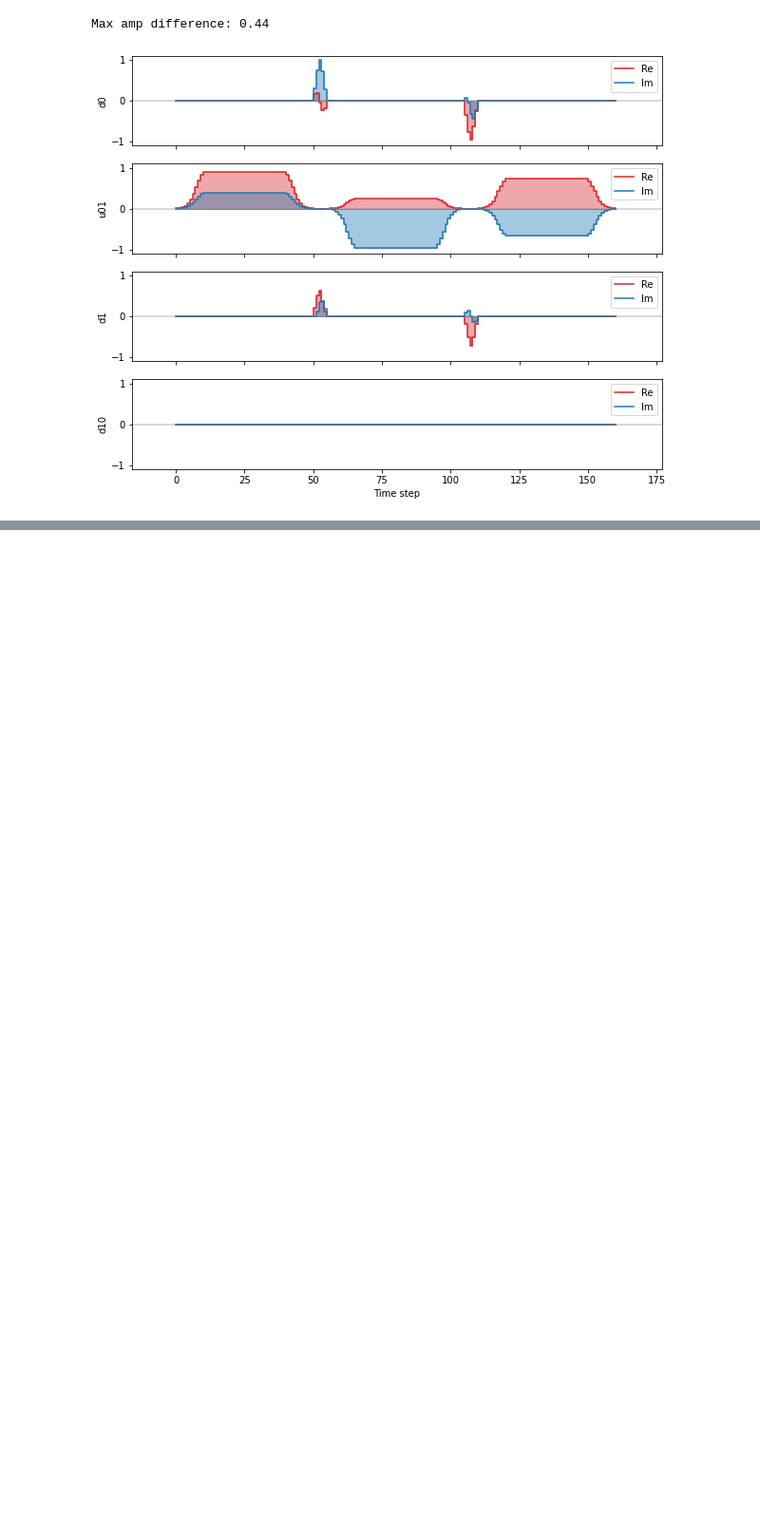
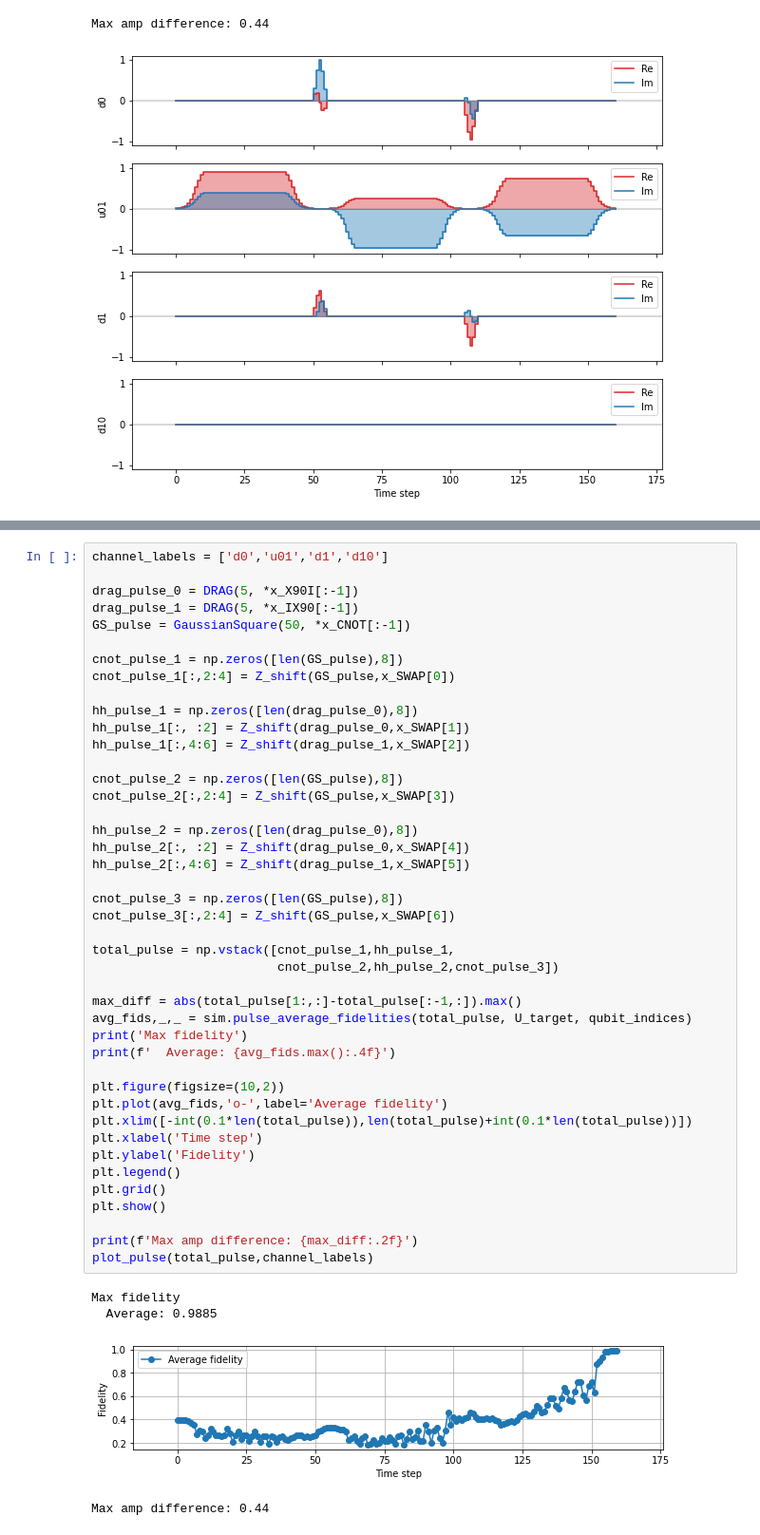
Before and after one commit to honamnguyen/drl_gatedesign, a Jupyter notebook: dev_transmon_simulator.ipynb, the cells around one changed output, grey strips where cells are left out. Shown at 95% size. Cells and saved outputs as stored; diff of their text form; blank space fills up the shorter version.

Commit message:
transmon simulator gy compatible, SWAP example

```diff
--- a/dev_transmon_simulator.ipynb
+++ b/dev_transmon_simulator.ipynb
@@ -919,0 +838,48 @@ Max amp difference: 0.44
+# %%
+channel_labels = ['d0','u01','d1','d10']
+
+drag_pulse_0 = DRAG(5, *x_X90I[:-1])
+drag_pulse_1 = DRAG(5, *x_IX90[:-1])
+GS_pulse = GaussianSquare(50, *x_CNOT[:-1])
+
+cnot_pulse_1 = np.zeros([len(GS_pulse),8])
+cnot_pulse_1[:,2:4] = Z_shift(GS_pulse,x_SWAP[0])
+
+hh_pulse_1 = np.zeros([len(drag_pulse_0),8])
+hh_pulse_1[:, :2] = Z_shift(drag_pulse_0,x_SWAP[1])
+hh_pulse_1[:,4:6] = Z_shift(drag_pulse_1,x_SWAP[2])
+
+cnot_pulse_2 = np.zeros([len(GS_pulse),8])
+cnot_pulse_2[:,2:4] = Z_shift(GS_pulse,x_SWAP[3])
+
+hh_pulse_2 = np.zeros([len(drag_pulse_0),8])
+hh_pulse_2[:, :2] = Z_shift(drag_pulse_0,x_SWAP[4])
+hh_pulse_2[:,4:6] = Z_shift(drag_pulse_1,x_SWAP[5])
+
+cnot_pulse_3 = np.zeros([len(GS_pulse),8])
+cnot_pulse_3[:,2:4] = Z_shift(GS_pulse,x_SWAP[6])
+
+total_pulse = np.vstack([cnot_pulse_1,hh_pulse_1,
+                         cnot_pulse_2,hh_pulse_2,cnot_pulse_3])
+
+max_diff = abs(total_pulse[1:,:]-total_pulse[:-1,:]).max()
+avg_fids,_,_ = sim.pulse_average_fidelities(total_pulse, U_target, qubit_indices)
+print('Max fidelity')
+print(f'  Average: {avg_fids.max():.4f}')
+
+plt.figure(figsize=(10,2))
+plt.plot(avg_fids,'o-',label='Average fidelity')
+plt.xlim([-int(0.1*len(total_pulse)),len(total_pulse)+int(0.1*len(total_pulse))])
+plt.xlabel('Time step')
+plt.ylabel('Fidelity')
+plt.legend()
+plt.grid()
+plt.show()
+
+print(f'Max amp difference: {max_diff:.2f}')
+plot_pulse(total_pulse,channel_labels)
+# %% [output]
+Max fidelity
+  Average: 0.9885
+[figure, added]
+Max amp difference: 0.44
```
Also changed, not shown: parts of 10 cells of this notebook, 4 other files.
